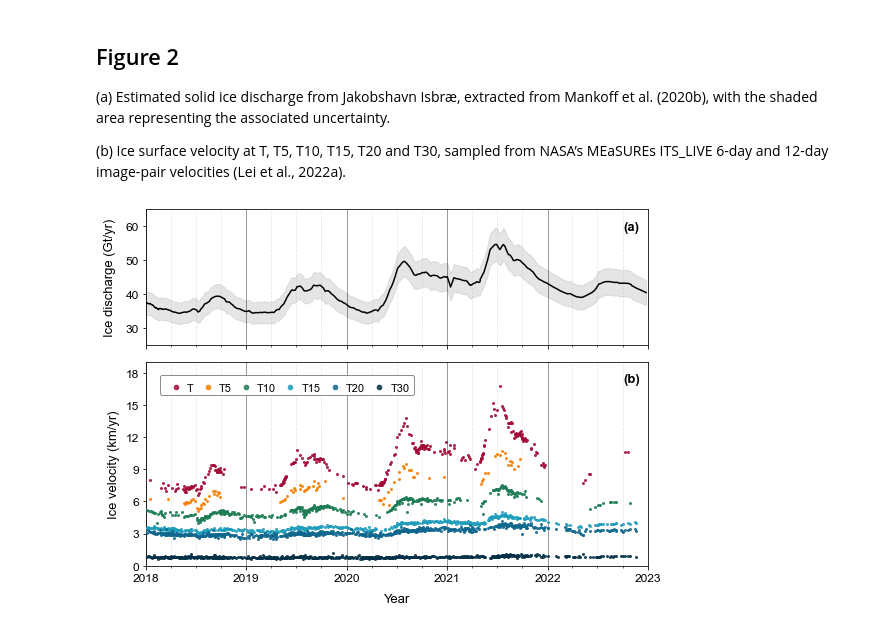
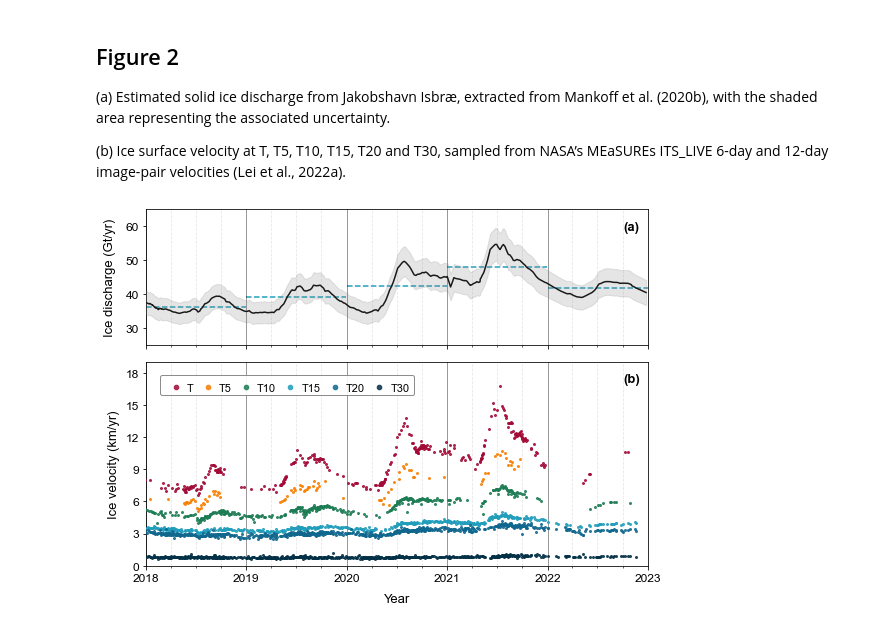
Before and after one commit to hannahpicton/jakobshavn_isbrae, a Jupyter notebook: code/figures/figure_2.ipynb, the cells around one changed output. Saved outputs shown, nothing was run; the diff lists cells and outputs as text; code cells hidden in the pictures.

Commit message:
figure 2 - ice discharge and ice velocity (2018-2023)

```diff
--- a/code/figures/figure_2.ipynb
+++ b/code/figures/figure_2.ipynb
@@ -31,6 +31,10 @@ error = df['error']
 coverage = df['coverage']
 date = pd.to_datetime(df['date'], format='%Y/%m/%d')
 mask = coverage > 0.5
+
+# CALCULATE THE MEAN ANNUAL DISCHARGE
+discharge_series = pd.Series(discharge.values, index=date)
+annual_mean_discharge = discharge_series.resample('Y').mean()
 # %%
 # PRODUCE A FIGURE SHOWING (A) ICE DISCHARGE AND (B) ICE VELOCITY.
 plt.rcParams["font.family"] = "Arial"
@@ -62,37 +66,42 @@ ax1.grid(axis = 'x', alpha=0.5, linestyle='-', color='black')
 ax1.set_xticklabels([])
 ax1.set_ylim(25, 65)
 ax1.plot(date, discharge, 'black', label='Discharge')
-ax1.fill_between(date, discharge - error, discharge + error, alpha=0.2, color='gray')
+ax1.fill_between(date, discharge - error, discharge + error, alpha=0.2, color='gray', zorder=3)
 ax1.xaxis.grid(True, which='minor', linestyle='--', alpha=0.3)
 ax1.tick_params(axis='y', labelsize=12)
 ax1.annotate("(a)", xy=(0.95, 0.85), xycoords="axes fraction", fontsize=13, color="black", weight="bold")
 ax1.set_ylabel('Ice discharge (Gt/yr)', fontsize=13, rotation=90, labelpad=10)
+
+for year, mean in zip(annual_mean_discharge.index.year, annual_mean_discharge):
+    start_of_year = pd.to_datetime(f'{year}-01-01')
+    end_of_year = pd.to_datetime(f'{year}-12-31')
+    ax1.hlines(y=mean, xmin=start_of_year, xmax=end_of_year, colors='#219ebc', linestyles='--', linewidth=1.5, zorder=1)
 
 # PLOT 2 - ICE VELOCITY
 ax2.grid(axis = 'x', alpha=0.5, linestyle='-', color='black')
 ax2.xaxis.grid(True, which='minor', linestyle='--', alpha=0.3)
 ax2.scatter(ITS_LIVE_data['mid_date'], POINT1_VELOCITY/1000, color='#a30b37', s=4, marker='o', alpha=0.85, label='T', zorder=20)
 ax2.scatter(ITS_LIVE_data['mid_date'], POINT2_VELOCITY/1000, color='#f77f00', s=4, marker='o', alpha=0.85, label='T5', zorder=20)
 ax2.scatter(ITS_LIVE_data['mid_date'], POINT3_VELOCITY/1000, color='#1c7c54', s=4, marker='o', alpha=0.85, label='T10', zorder=20)
 ax2.scatter(ITS_LIVE_data['mid_date'], POINT4_VELOCITY/1000, color='#219ebc', s=4, marker='o', alpha=0.85, label='T15', zorder=20)
 ax2.scatter(ITS_LIVE_data['mid_date'], POINT5_VELOCITY/1000, color='#10678e', s=4, marker='o', alpha=0.85, label='T20', zorder=20)
 ax2.scatter(ITS_LIVE_data['mid_date'], POINT7_VELOCITY/1000, color='#023047', s=4, marker='o', alpha=0.85, label='T30', zorder=20)
 ax2.set_ylim(0, 19)
 ax2.set_yticks(np.arange(0, 18+2, 3))
 ax2.tick_params(axis='y', labelsize=12)
 ax2.tick_params(axis='x', labelsize=12)
 ax2.set_ylabel('Ice velocity (km/yr)', fontsize=13, rotation=90, labelpad=6)
 ax2.set_xlabel(xtitle, labelpad=10, fontsize=13)
 ax2.annotate("(b)", xy=(0.95, 0.9), xycoords="axes fraction", fontsize=13, color="black", weight="bold")
 
 lines2, labels2 = ax2.get_legend_handles_labels()
 legend = ax2.legend(lines2, labels2, loc='upper left', ncol=6, columnspacing=0.3, markerscale=2.3, frameon=True, framealpha=1, handletextpad=0.01, handleheight=0.1, fontsize =11, facecolor='white', borderaxespad = 0.8, borderpad=0.45, fancybox=True, bbox_to_anchor=(0.01, 0.98))
 legend.get_frame().set_edgecolor('gray')
 legend.get_frame().set_alpha(0.9)
 legend.set_zorder(20)
 for text in legend.get_texts():
     text.set_va('center')
 
 #plt.savefig('R:/JAKOBSHAVN/CODE/github/jakobshavn_isbrae/figures/figure_2.png', dpi=300)
 # %% [output]
-[figure, old version]
+[figure, new version]
```
Also changed, not shown: 1 other file.
